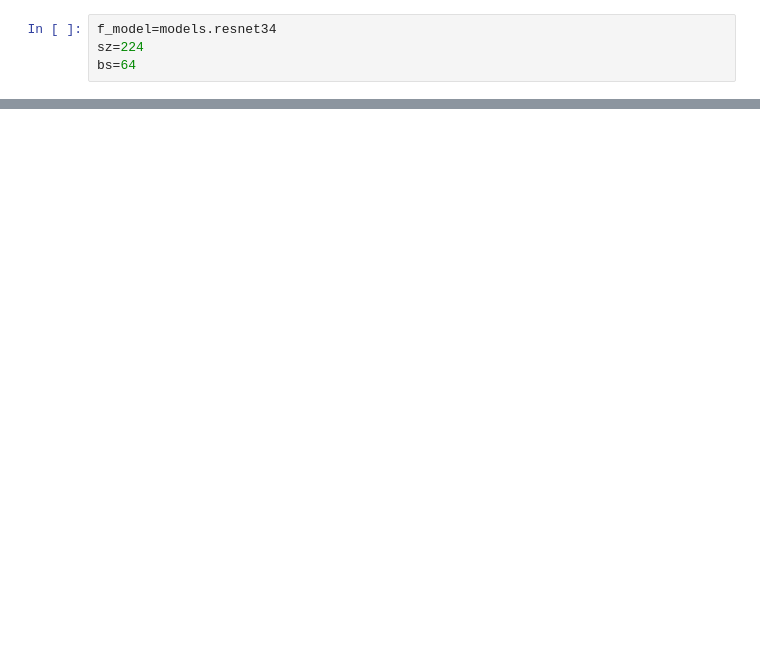
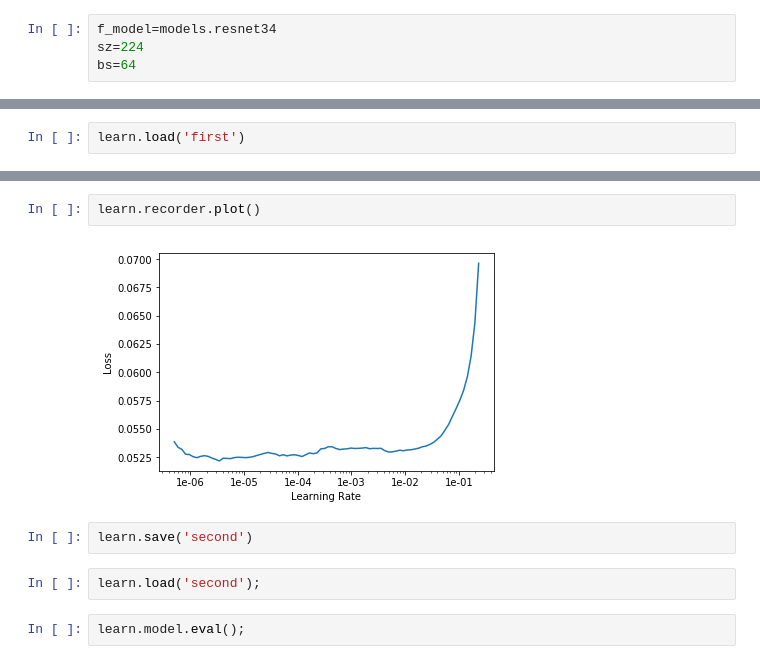
Before and after one commit to gokul-krishna/MUIMUI, a Jupyter notebook: nbs/MultiClass-ResNet.ipynb, the cells around one changed output, grey strips where cells are left out. Saved outputs shown, nothing was run; the diff lists cells and outputs as text; blank space fills up the shorter version.

```diff
--- a/nbs/MultiClass-ResNet.ipynb
+++ b/nbs/MultiClass-ResNet.ipynb
@@ -151,0 +172,2 @@ KeyboardInterrupt:
+# %%
+learn.load('first')
@@ -151,0 +197,10 @@ KeyboardInterrupt:
+# %%
+learn.recorder.plot()
+# %% [output]
+[figure, added]
+# %%
+learn.save('second')
+# %%
+learn.load('second');
+# %%
+learn.model.eval();
```
Also changed, not shown: parts of 60 cells of this notebook, 1 other file.
